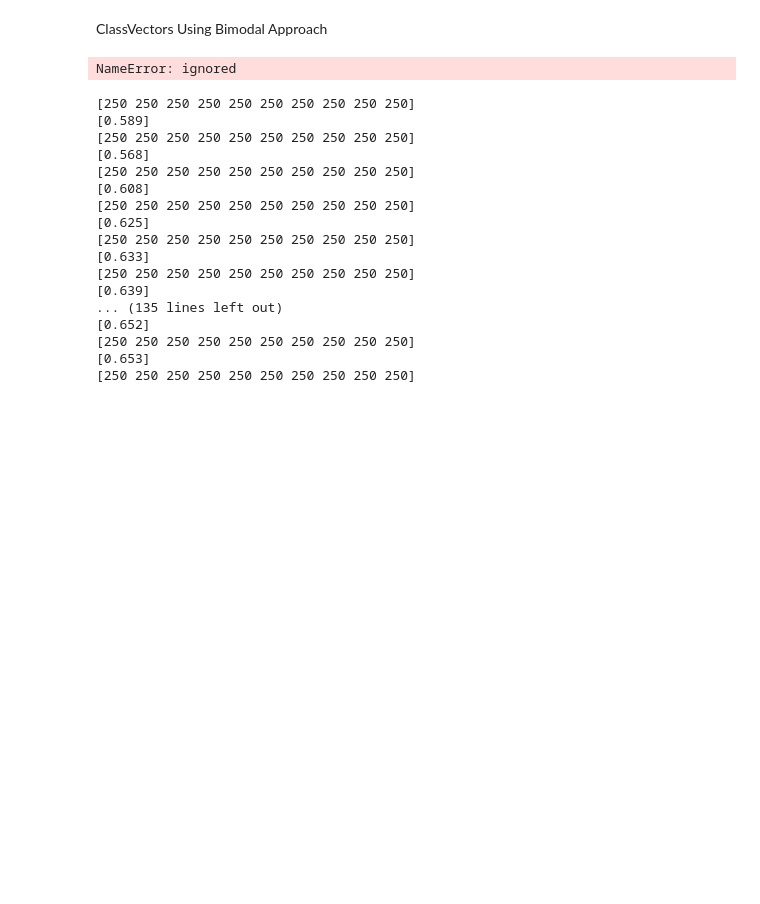
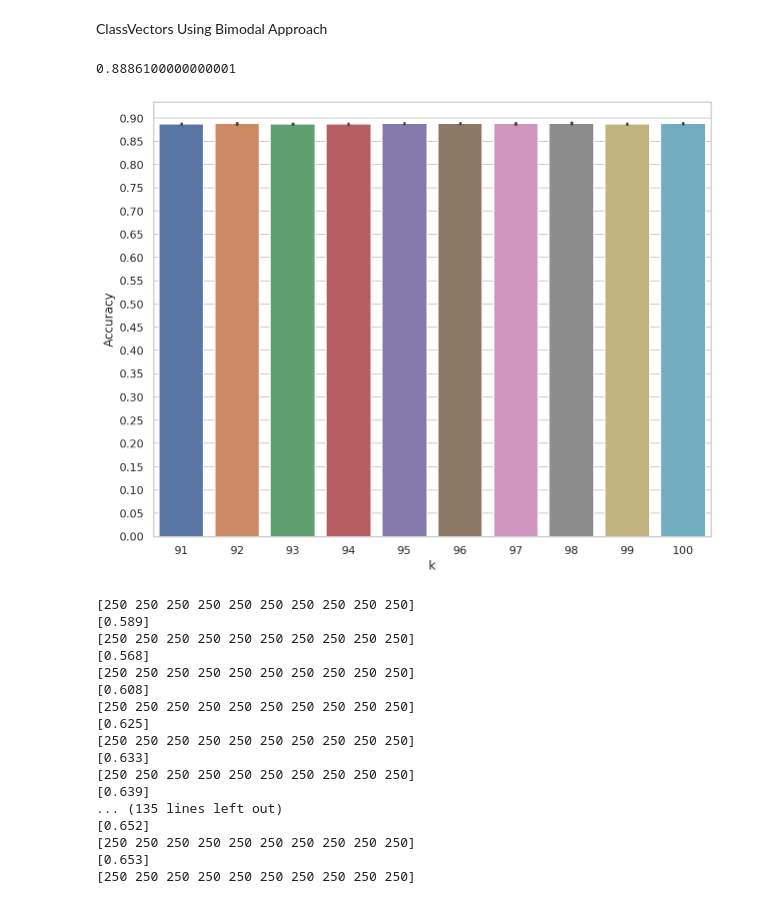
Before and after one commit to jerrychen109/CLIP-fewshot, a Jupyter notebook: Pipeline.ipynb, the cells around one changed output. Cells and saved outputs as stored; diff of their text form; code cells hidden in the pictures; blank space fills up the shorter version.

Commit message:
Graphing

```diff
--- a/Pipeline.ipynb
+++ b/Pipeline.ipynb
@@ -361,8 +362,8 @@ def classifyImages(prototypeVector, dataset, k, iter, recalc=True, bimodal=False
       assignLabelAccuracies[label] = acc_lbl_cnt[label] / pred_lbl_cnt[label]
   # imageAccuracies /= iter
   # imageAccuraciesLst = []
-  for i in range(len(trueLabels)): # If there is a more elegant way to do this in numpy, feel free to change it
-      imageAccuraciesLst.append((imageAccuracies[i], np.array(trueLabels)[i]))
+  # for i in range(len(trueLabels)): # If there is a more elegant way to do this in numpy, feel free to change it
+  #     imageAccuraciesLst.append((imageAccuracies[i], np.array(trueLabels)[i]))
   totalAccuracy = np.mean(iterAccuracies)
   return totalAccuracy, iterAccuracies, selectLabelAccuracies, assignLabelAccuracies #, np.array(imageAccuraciesLst)
 # %%
@@ -417,23 +418,27 @@ for i in range(len(xticks)):
 ClassVectors Using Bimodal Approach
 # %%
 multRuns = {}
-for k in tqdm(range(1, 11)):
+for k in tqdm(range(91, 101)):
   multRuns[k] = classifyImages(vector, test_dataset, k, 10, recalc=True, bimodal=True, biweight=0.5)
 # multRuns
-# %% [output]
-NameError: ignored
 # %%
 data = np.array([(key, np.array(value[1])) for key, value in multRuns.items()], dtype=object)
+print(np.mean(data[:][9][1]))
+# %% [output]
+0.8886100000000001
 # %%
 df = pd.DataFrame.from_records(np.array(data), columns=['k', 'Accuracy'])
 df = df.explode("Accuracy")
 # df
 # %%
 ax = sns.barplot(x="k", y="Accuracy", data=df)
-xticks=ax.xaxis.get_major_ticks()
+ax.yaxis.set_major_locator(plt.MaxNLocator(20))
+# xticks=ax.xaxis.get_major_ticks()
 # for i in range(len(xticks)):
 #     if i%10!=9:
 #         xticks[i].set_visible(False)
+# %% [output]
+[figure, added]
 # %%
 # def classifyImagesWithKNN(prototypeVector, images, trueLabels, k1, k2, iter, recalc=True):
 #   iterAccuracies = np.zeros(iter)
```
Also changed, not shown: parts of 2 cells of this notebook.
